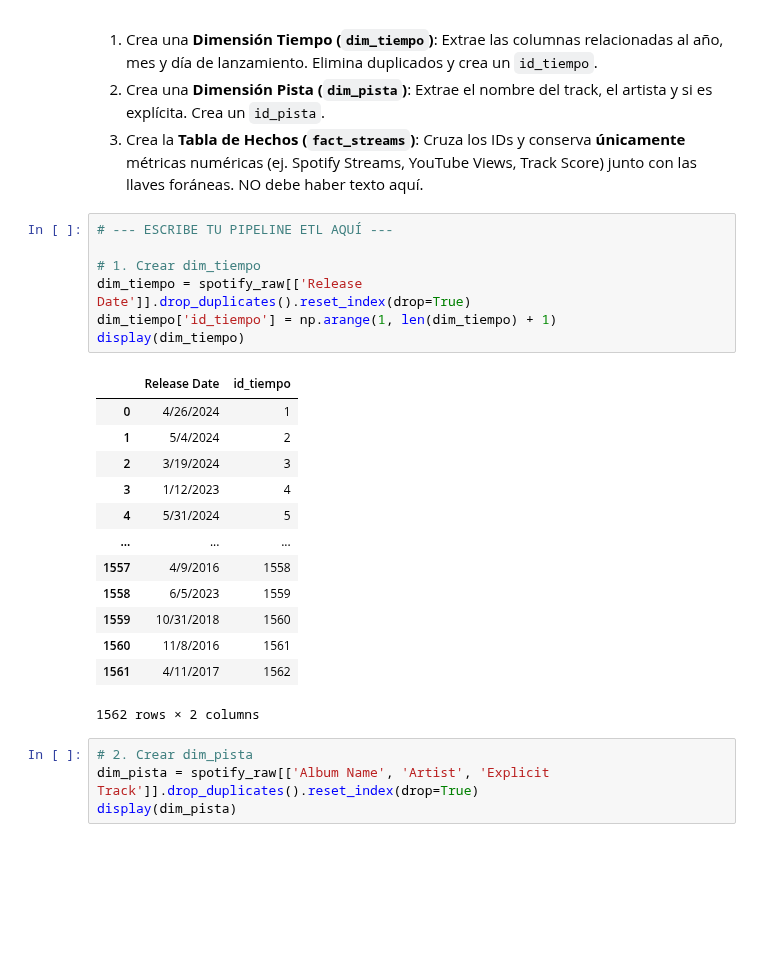
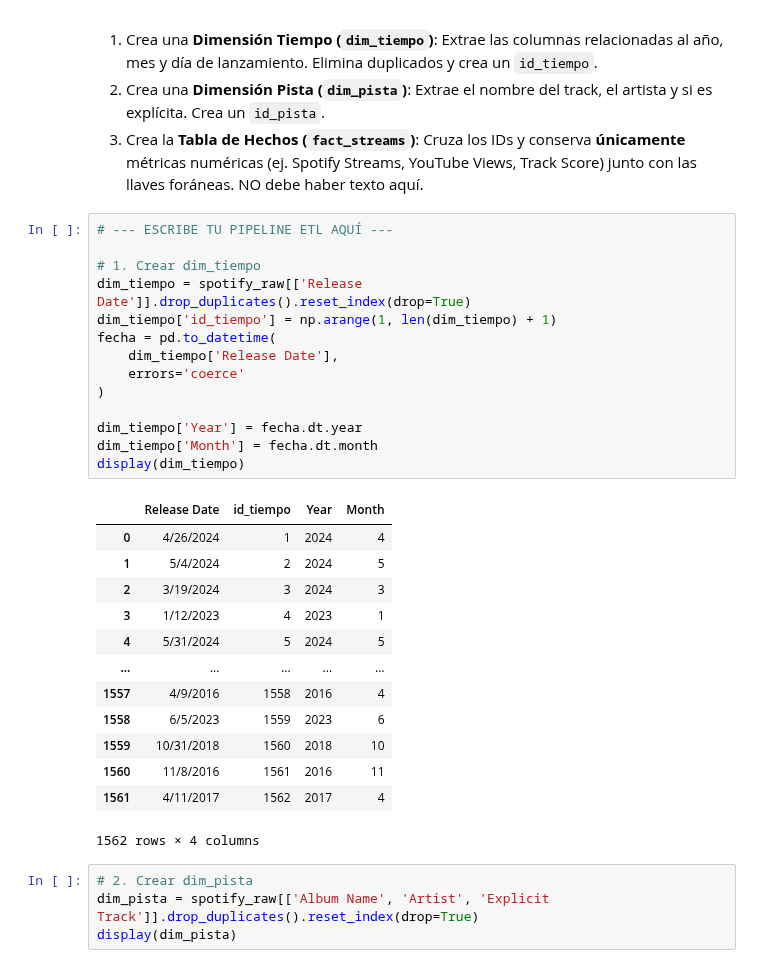
Before and after one commit to KllrMomo/DataMining, a Jupyter notebook: Parcial #2/03-OLAP_operations_exercise.ipynb, the cells around one changed output. Cells and saved outputs as stored; diff of their text form; blank space fills up the shorter version.

```diff
--- a/Parcial #2/03-OLAP_operations_exercise.ipynb
+++ b/Parcial #2/03-OLAP_operations_exercise.ipynb
@@ -45,24 +45,31 @@ Observa las columnas del dataset. Tienes texto (Track, Artist, Date) mezclado co
 # %%
 # --- ESCRIBE TU PIPELINE ETL AQUÍ ---
 
 # 1. Crear dim_tiempo
 dim_tiempo = spotify_raw[['Release Date']].drop_duplicates().reset_index(drop=True)
 dim_tiempo['id_tiempo'] = np.arange(1, len(dim_tiempo) + 1)
+fecha = pd.to_datetime(
+    dim_tiempo['Release Date'],
+    errors='coerce'
+)
+
+dim_tiempo['Year'] = fecha.dt.year
+dim_tiempo['Month'] = fecha.dt.month
 display(dim_tiempo)
 # %% [output]
-|  | Release Date | id_tiempo |
-| 0 | 4/26/2024 | 1 |
-| 1 | 5/4/2024 | 2 |
-| 2 | 3/19/2024 | 3 |
-| 3 | 1/12/2023 | 4 |
-| 4 | 5/31/2024 | 5 |
-| ... | ... | ... |
-| 1557 | 4/9/2016 | 1558 |
-| 1558 | 6/5/2023 | 1559 |
-| 1559 | 10/31/2018 | 1560 |
-| 1560 | 11/8/2016 | 1561 |
-| 1561 | 4/11/2017 | 1562 |
+|  | Release Date | id_tiempo | Year | Month |
+| 0 | 4/26/2024 | 1 | 2024 | 4 |
+| 1 | 5/4/2024 | 2 | 2024 | 5 |
+| 2 | 3/19/2024 | 3 | 2024 | 3 |
+| 3 | 1/12/2023 | 4 | 2023 | 1 |
+| 4 | 5/31/2024 | 5 | 2024 | 5 |
+| ... | ... | ... | ... | ... |
+| 1557 | 4/9/2016 | 1558 | 2016 | 4 |
+| 1558 | 6/5/2023 | 1559 | 2023 | 6 |
+| 1559 | 10/31/2018 | 1560 | 2018 | 10 |
+| 1560 | 11/8/2016 | 1561 | 2016 | 11 |
+| 1561 | 4/11/2017 | 1562 | 2017 | 4 |
-1562 rows × 2 columns
+1562 rows × 4 columns
 # %%
 # 2. Crear dim_pista
 dim_pista = spotify_raw[['Album Name', 'Artist', 'Explicit Track']].drop_duplicates().reset_index(drop=True)
```
Also changed, not shown: parts of 4 cells of this notebook.
